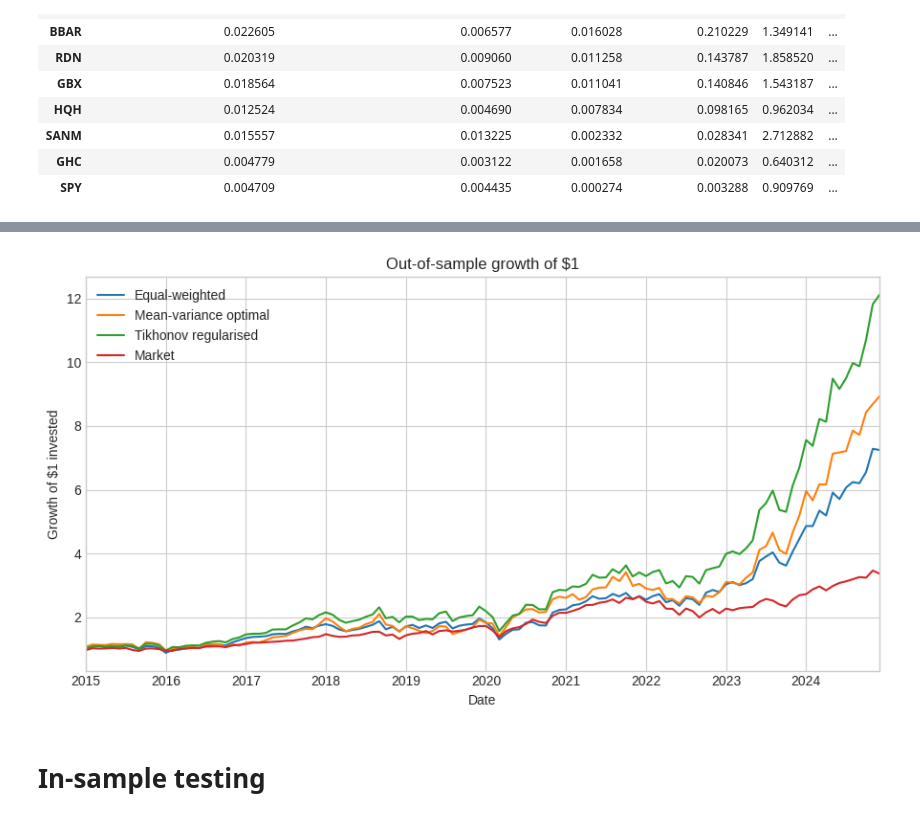
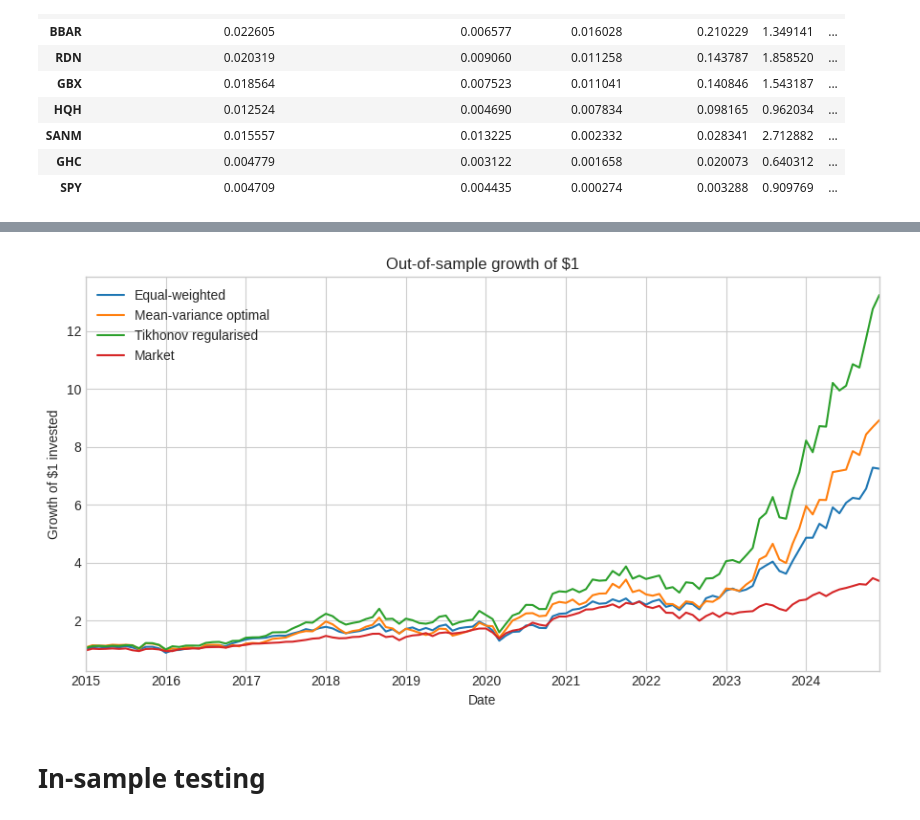
Before and after one commit to dwel760/A12Repository, a Jupyter notebook: A12/A12Notebook.ipynb, the cells around one changed output, grey strips where cells are left out. Drawn from its saved outputs; the diff is of its cells as text; code cells hidden in the pictures.

```diff
--- a/A12/A12Notebook.ipynb
+++ b/A12/A12Notebook.ipynb
@@ -569,7 +565,7 @@ Sigma_train = (R_train.T @ R_train) / (T_train - 1)
 w_mkv_train = tangency_weights(Sigma_train.values if hasattr(Sigma_train, 'values') else Sigma_train, mu_e_train.values)
 w_mkv_train = pd.Series(w_mkv_train, index=my_stock_selection, name='Mean-variance optimal')
 
-lambda_reg = 0.1
+lambda_reg = 0.0147
 Sigma_reg = Sigma_train + lambda_reg * np.eye(Sigma_train.shape[0])
 
 w_tikh_train = tangency_weights(Sigma_reg, mu_e_train.values)
@@ -619,24 +690,24 @@ perf_split
 # %%
 portfolio_eq_test = test[my_stock_selection] @ w_eq_train
 portfolio_mkv_test = test[my_stock_selection] @ w_mkv_train
-portfolio_tikh_test = test[my_stock_selection] @ w_tikhonov_train
+portfolio_tikh_test = test[my_stock_selection] @ w_tikh_train
 market_test = test['Mkt-RF'] + test['RF']
 
 wealth_paths = pd.DataFrame({
     'Equal-weighted': (1 + portfolio_eq_test).cumprod(),
     'Mean-variance optimal': (1 + portfolio_mkv_test).cumprod(),
     'Tikhonov regularised': (1 + portfolio_tikh_test).cumprod(),
     'Market': (1 + market_test).cumprod(),
 }, index=test.index)
 
 ax = wealth_paths.plot(figsize=(9, 5))
 ax.set_title('Out-of-sample growth of $1')
 ax.set_xlabel('Date')
 ax.set_ylabel('Growth of $1 invested')
 plt.tight_layout()
 plt.show()
 # %% [output]
-[figure, old version]
+[figure, new version]
 # %% [markdown]
 # In-sample testing
 # %%
```
Also changed, not shown: parts of 12 cells of this notebook.
